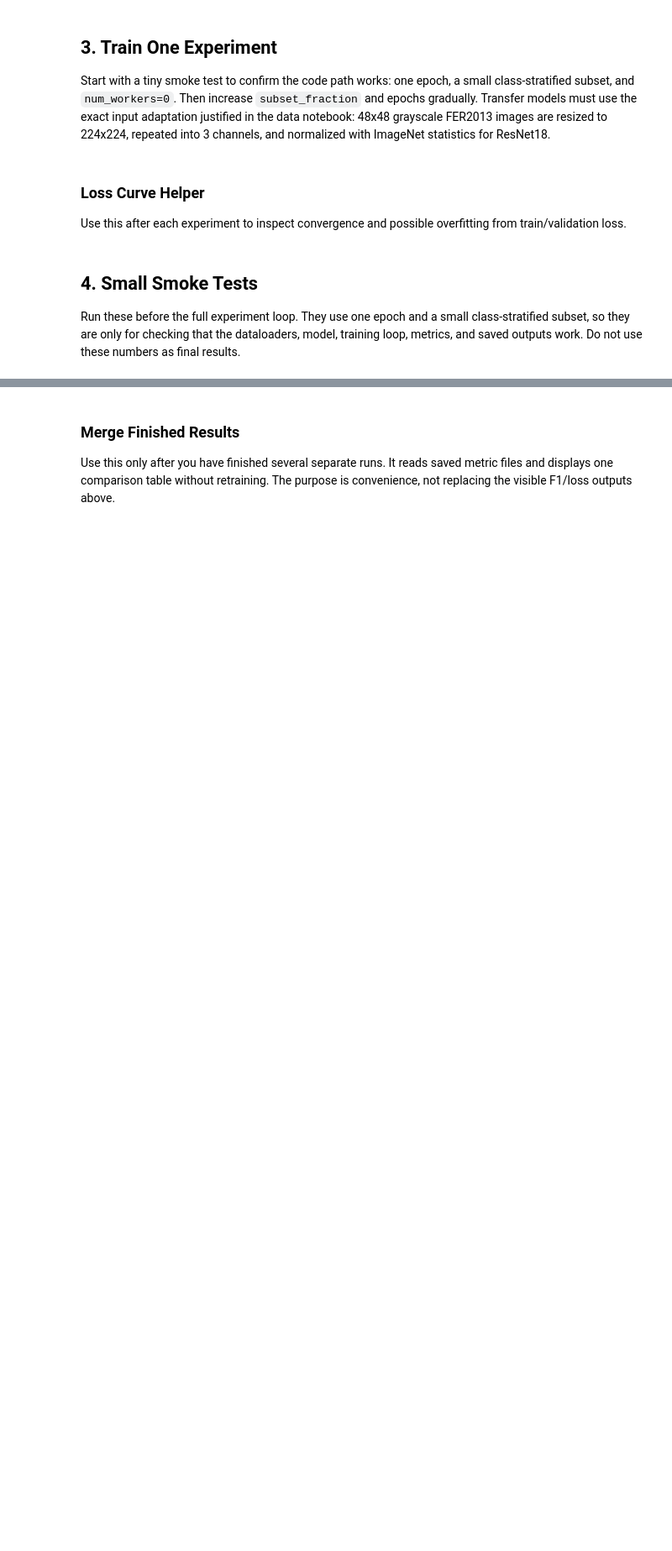
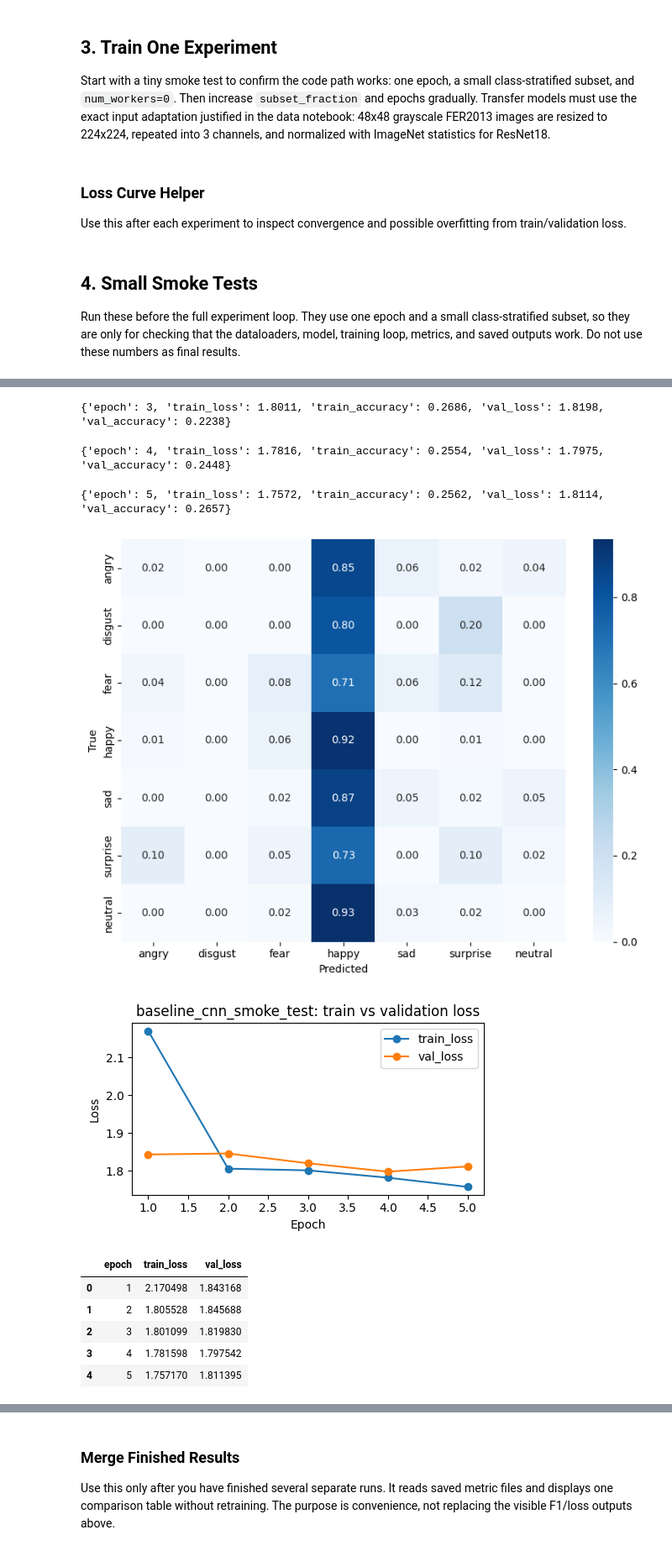
Before and after one commit to zsykk/DL-final-project, a Jupyter notebook: notebooks/02_train_experiments.ipynb, the cells around one changed output, grey strips where cells are left out. Shown at 84% size. Drawn from its saved outputs; the diff is of its cells as text; code cells hidden in the pictures; blank space fills up the shorter version.

```diff
--- a/notebooks/02_train_experiments.ipynb
+++ b/notebooks/02_train_experiments.ipynb
@@ -42,7 +61,10 @@ plot_confusion_matrix = metrics.plot_confusion_matrix
 save_classification_report = metrics.save_classification_report
 top_confusions = metrics.top_confusions
 from fer_project.models import build_model
-from fer_project.training import fit
+import fer_project.training as training
+
+training = importlib.reload(training)
+fit = training.fit
 
 DEVICE = torch.device('cuda' if torch.cuda.is_available() else 'cpu')
 DEVICE
@@ -262,7 +290,7 @@ def plot_loss_curve(history, title):
 Run these before the full experiment loop. They use one epoch and a small class-stratified subset, so they are only for checking that the dataloaders, model, training loop, metrics, and saved outputs work. Do not use these numbers as final results.
 # %%
 # Fast CPU/GPU sanity check for the baseline CNN.
-smoke_config = {**CORE_EXPERIMENTS[0], 'epochs': 1}
+smoke_config = {**CORE_EXPERIMENTS[0], 'epochs': 5}
 history, report, confusions = run_experiment(
     smoke_config,
     batch_size=32,
@@ -273,3 +301,4 @@ plot_loss_curve(history, 'baseline_cnn_smoke_test: train vs validation loss')
 display(history[['epoch', 'train_loss', 'val_loss']])
 display(report.loc[['macro avg', 'weighted avg']])
 display(confusions)
+# %% [output]
@@ -275,0 +307,11 @@ display(confusions)
+{'epoch': 3, 'train_loss': 1.8011, 'train_accuracy': 0.2686, 'val_loss': 1.8198, 'val_accuracy': 0.2238}
+{'epoch': 4, 'train_loss': 1.7816, 'train_accuracy': 0.2554, 'val_loss': 1.7975, 'val_accuracy': 0.2448}
+{'epoch': 5, 'train_loss': 1.7572, 'train_accuracy': 0.2562, 'val_loss': 1.8114, 'val_accuracy': 0.2657}
+[figure, added]
+[figure, added]
+|  | epoch | train_loss | val_loss |
+| 0 | 1 | 2.170498 | 1.843168 |
+| 1 | 2 | 1.805528 | 1.845688 |
+| 2 | 3 | 1.801099 | 1.819830 |
+| 3 | 4 | 1.781598 | 1.797542 |
+| 4 | 5 | 1.757170 | 1.811395 |
```
Also changed, not shown: parts of 21 cells of this notebook, 4 other files.
